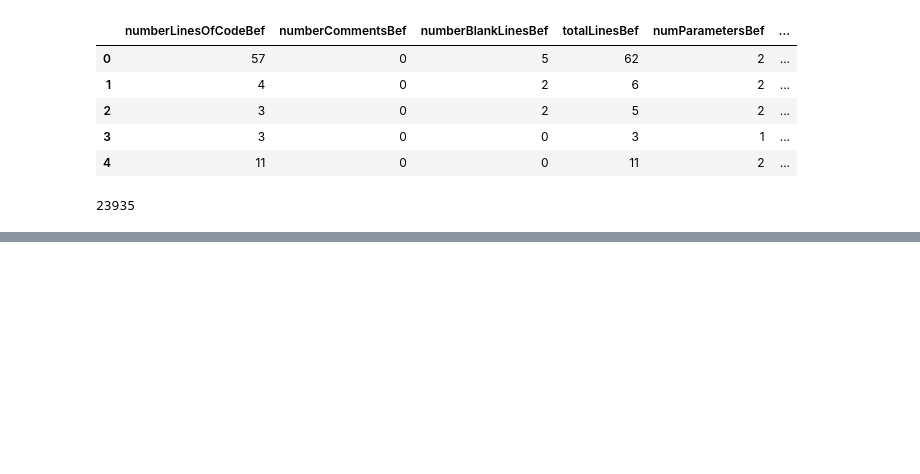
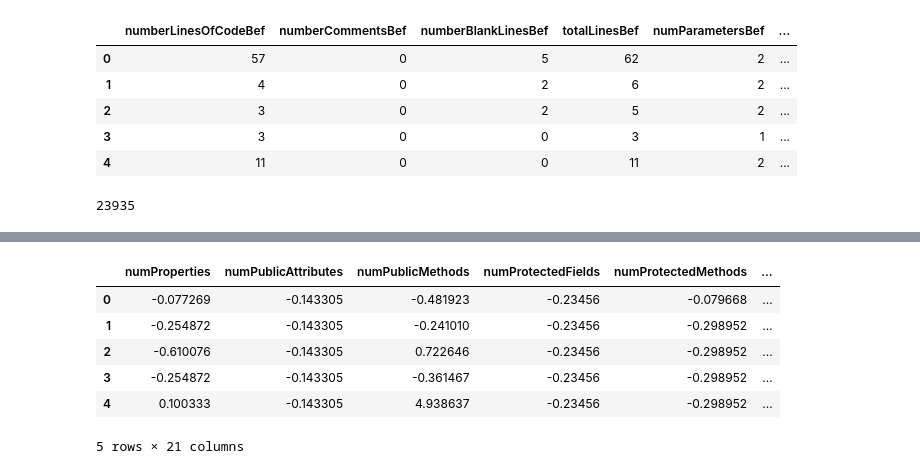
Before and after one commit to diogof19/DISS, a Jupyter notebook: Classification Model/Model Prep.ipynb, the cells around one changed output, grey strips where cells are left out. Saved outputs shown, nothing was run; the diff lists cells and outputs as text; code cells hidden in the pictures; blank space fills up the shorter version.

```diff
--- a/Classification Model/Model Prep.ipynb
+++ b/Classification Model/Model Prep.ipynb
@@ -282,0 +277,11 @@ dump(elliptic_envelope, 'models/elliptic_envelope.joblib')
+# %%
+scaled_ec_data = scale_data(ec_data, "EC")
+scaled_ec_data.head()
+# %% [output]
+|  | numProperties | numPublicAttributes | numPublicMethods | numProtectedFields | numProtectedMethods | ... |
+| 0 | -0.077269 | -0.143305 | -0.481923 | -0.23456 | -0.079668 | ... |
+| 1 | -0.254872 | -0.143305 | -0.241010 | -0.23456 | -0.298952 | ... |
+| 2 | -0.610076 | -0.143305 | 0.722646 | -0.23456 | -0.298952 | ... |
+| 3 | -0.254872 | -0.143305 | -0.361467 | -0.23456 | -0.298952 | ... |
+| 4 | 0.100333 | -0.143305 | 4.938637 | -0.23456 | -0.298952 | ... |
+5 rows × 21 columns
```
Also changed, not shown: parts of 37 cells of this notebook, 9 other files.
